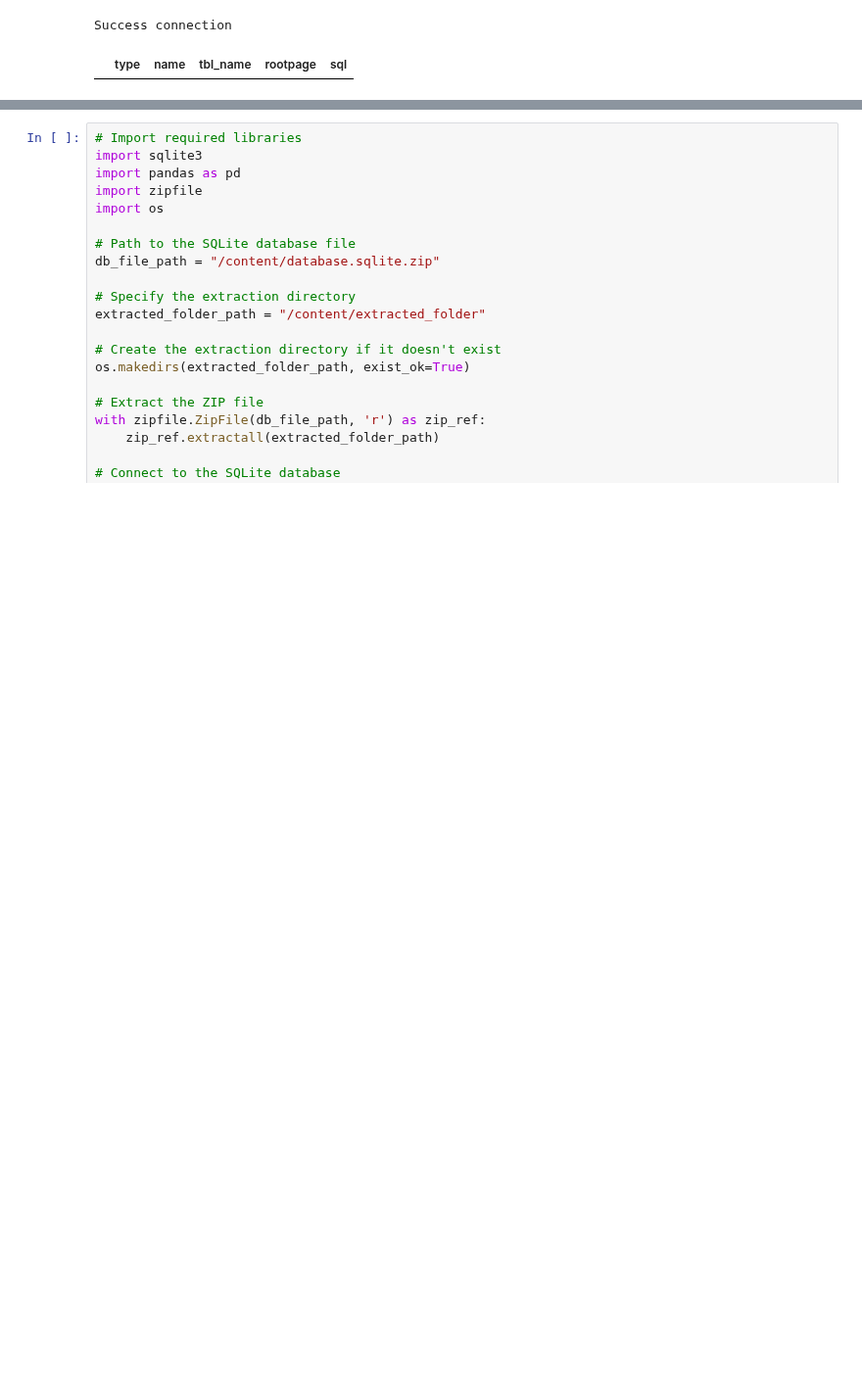
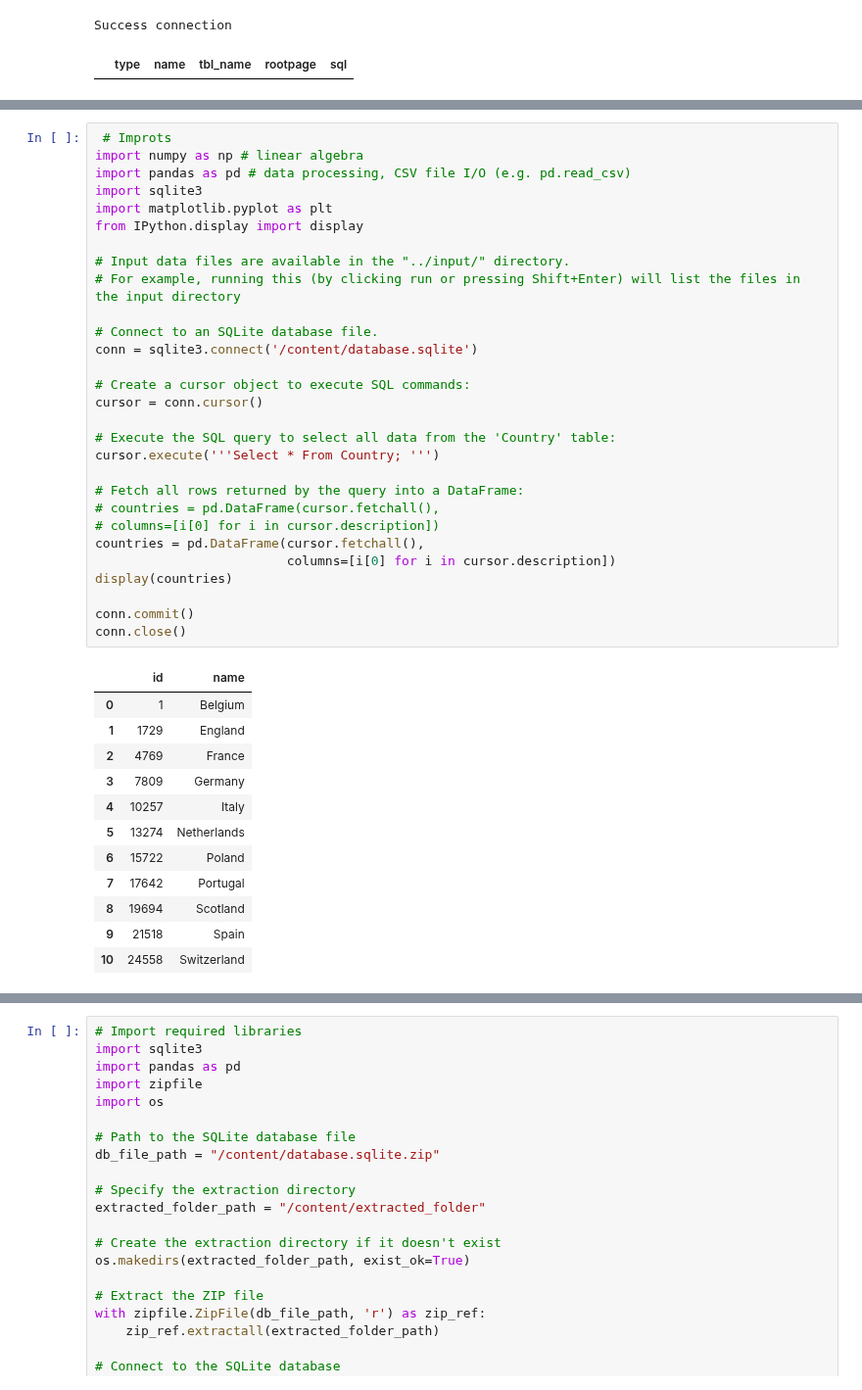
Before and after one commit to AndrewsJascoro/DataAnalyts_Mintic_Talento_Tech, a Jupyter notebook: SQL_and_SQLite_using_Python.ipynb, the cells around one changed output, grey strips where cells are left out. Shown at 98% size. Cells and saved outputs as stored; diff of their text form; blank space fills up the shorter version.

```diff
--- a/SQL_and_SQLite_using_Python.ipynb
+++ b/SQL_and_SQLite_using_Python.ipynb
@@ -27,3 +27,45 @@ Success connection
 |  | type | name | tbl_name | rootpage | sql |
 # %% [markdown]
 ![image.png](embedded-picture-1)
+# %%
+ # Improts
+import numpy as np # linear algebra
+import pandas as pd # data processing, CSV file I/O (e.g. pd.read_csv)
+import sqlite3
+import matplotlib.pyplot as plt
+from IPython.display import display
+
+# Input data files are available in the "../input/" directory.
+# For example, running this (by clicking run or pressing Shift+Enter) will list the files in the input directory
+
+# Connect to an SQLite database file.
+conn = sqlite3.connect('/content/database.sqlite')
+
+# Create a cursor object to execute SQL commands:
+cursor = conn.cursor()
+
+# Execute the SQL query to select all data from the 'Country' table:
+cursor.execute('''Select * From Country; ''')
+
+# Fetch all rows returned by the query into a DataFrame:
+# countries = pd.DataFrame(cursor.fetchall(),
+# columns=[i[0] for i in cursor.description])
+countries = pd.DataFrame(cursor.fetchall(),
+                         columns=[i[0] for i in cursor.description])
+display(countries)
+
+conn.commit()
+conn.close()
+# %% [output]
+|  | id | name |
+| 0 | 1 | Belgium |
+| 1 | 1729 | England |
+| 2 | 4769 | France |
+| 3 | 7809 | Germany |
+| 4 | 10257 | Italy |
+| 5 | 13274 | Netherlands |
+| 6 | 15722 | Poland |
+| 7 | 17642 | Portugal |
+| 8 | 19694 | Scotland |
+| 9 | 21518 | Spain |
+| 10 | 24558 | Switzerland |
```
Also changed, not shown: parts of 6 cells of this notebook.
